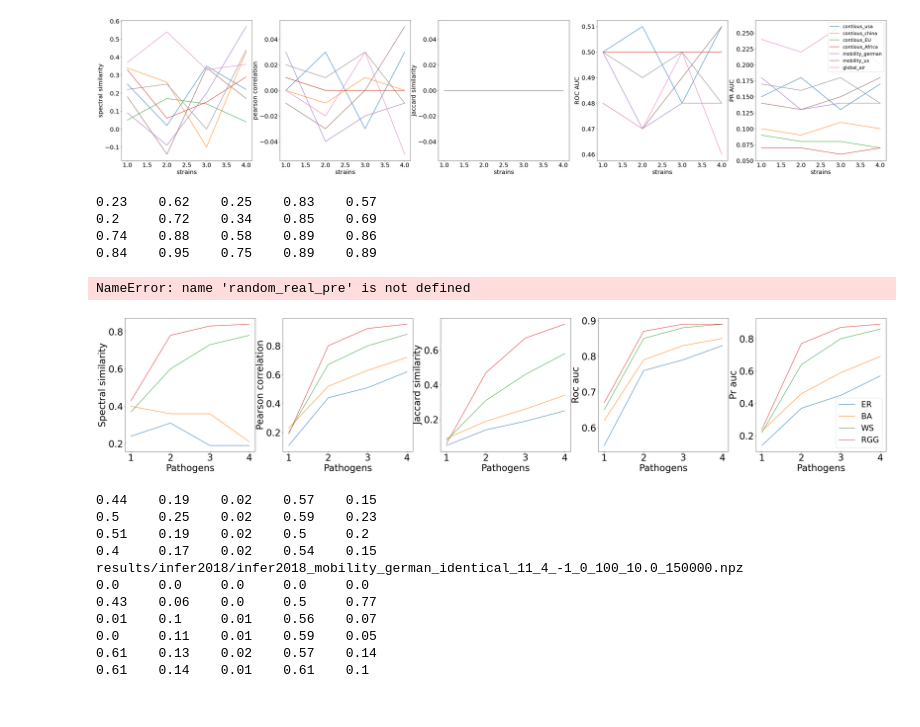
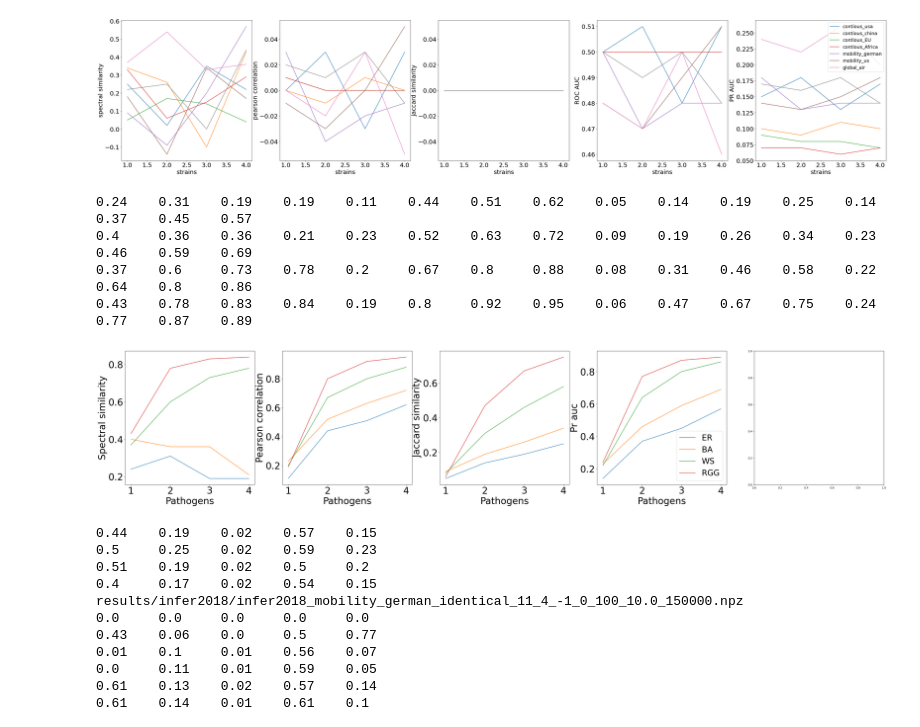
Before and after one commit to bizhili/Topology_Learning_Epis, a Jupyter notebook: readExperiment.ipynb, the cells around one changed output. Drawn from its saved outputs; the diff is of its cells as text; code cells hidden in the pictures.

Commit message:
avoid error

```diff
--- a/readExperiment.ipynb
+++ b/readExperiment.ipynb
@@ -111,12 +111,13 @@ for seed in seeds:
 
 loss/= len(seeds)
 evaluates/= len(seeds)
+evaluates= evaluates[:, [0,1,2,4]]#disregard ROC-AUC
 
 fontsize= 22
 fig, ax = plt.subplots(figsize=(6, 4.5))
 ax2 = ax.twinx()
 
-evaluateMeth= ["Spectral similarity", "Pearson correlation", "JSaccard similarity","ROC-AUC", "PR-AUC"]
+evaluateMeth= ["Spectral similarity", "Pearson correlation", "Jaccard similarity", "PR-AUC"]
 smoothCount= 1
 smoothed_loss = np.convolve(loss, np.ones(smoothCount)/smoothCount, mode='valid')
 stdOfLoss= np.sqrt(np.var(smoothed_loss[-1000: -1]))
@@ -399,7 +400,7 @@ for modelLoad in modelLoads:
 identicalf= 0.01
 node= 100
 strain= 4
-
+realGraphsTemp= ["mobility_us", "contious_usa", "global_air", "spain_car", "spain_train"]
 #Performance on different models
 for modelLoad in modelLoads:
 
@@ -415,17 +416,21 @@ for modelLoad in modelLoads:
                 npzfile = np.load(fileName)
             except:
                 print(fileName)
-                minus+=1
                 continue
             # Access the arrays in the NPZ file
             taus= npzfile['taus'][0: strain]
             r0s= npzfile['r0s'][0: strain]
-            tausP= np.mean(npzfile['tausP'], axis=0)
-            r0sP= np.mean(npzfile['r0sP'], axis= 0)
-            np.nan_to_num(tausP, 0)
-            np.nan_to_num(r0sP, 0)
-            acctaus= np.sqrt(np.mean(np.square(taus-tausP)))
-            accros= np.sqrt(np.mean(np.square(r0s-r0sP)))
+            gamasIv= taus
+            betas= r0s/taus
+            tausP= npzfile['tausP']
+            r0sP= npzfile['r0sP']
+            tausP= np.nanmean(tausP, axis=0)
+            r0sP= np.nanmean(r0sP, axis= 0)
+
+            gamasPIv= tausP
+            betasP= r0sP/(tausP+1e-6)
+            acctaus= np.nanmean(np.sqrt(np.square(betas-betasP)))
+            accros= np.nanmean(np.sqrt(np.square(gamasIv-gamasPIv)))
             acctausAVG+= acctaus
             accrosAVG+= accros
         acctausAVG/= len(seeds)
@@ -508,7 +513,7 @@ def general_evaluate(evaluateMeth=[], attriIndex= 0, attributionL=[] ,seed= 1000
     return auc_rocs_aws, auc_rocs_preA, evaluateLists
 
 def plot_evaluate(xs, evaluateArray, xLabel, yLabels, legends, xScale="linear", yScale="linear"):
-    col= 5
+    col= len(legends)
     fontsize= 34
     fig, axs = plt.subplots(int((len(yLabels)+col-1)/col), col, figsize=(col*8, 8*int((len(yLabels)+col-1)/col)))
     for i, yLabel in enumerate(yLabels):
@@ -569,25 +574,26 @@ plot_evaluate( strains, evaluateArray, "strains", yLabels, realGraphs)
 [figure]
 # %%
 #[strain, intense, dense, node, identicalf, epoches]
-evaluateMeth= [ evaluate. spectral_similarity, evaluate.pearson_correlation, evaluate.jaccard_similarity,evaluate.ROC_AUC, evaluate.PR_AUC]
+evaluateMeth= [ evaluate. spectral_similarity, evaluate.pearson_correlation, evaluate.jaccard_similarity, evaluate.PR_AUC]
 attriIndex= 0
-attributionL= [4]
+attributionL= strains
 auc_rocs_aws, auc_rocs_preA, evaluateLists= general_evaluate(evaluateMeth= evaluateMeth, attriIndex= attriIndex, attributionL= attributionL ,seed= 100001, CompareWithRandom= False, seeds= seeds, randomGraphs= randomGraphs)
 evaluateArray= np.array(evaluateLists)
 startIn= 0*len(attributionL)
 endIn= len(attributionL)+startIn
-evaluate.draw_auc_roc(auc_rocs_aws[startIn: endIn], auc_rocs_preA[startIn: endIn], attributionL, random_real_pre)
-evaluate.draw_prc(auc_rocs_aws[startIn: endIn], auc_rocs_preA[startIn: endIn], attributionL, random_real_pre)
+
+# evaluate.draw_auc_roc(auc_rocs_aws[startIn: endIn], auc_rocs_preA[startIn: endIn], attributionL, random_real_pre)
+# evaluate.draw_prc(auc_rocs_aws[startIn: endIn], auc_rocs_preA[startIn: endIn], attributionL, random_real_pre)
 # %% [output]
-0.23    0.62    0.25    0.83    0.57
-0.2     0.72    0.34    0.85    0.69
-0.74    0.88    0.58    0.89    0.86
-0.84    0.95    0.75    0.89    0.89
+0.24    0.31    0.19    0.19    0.11    0.44    0.51    0.62    0.05    0.14    0.19    0.25    0.14    0.37    0.45    0.57
+0.4     0.36    0.36    0.21    0.23    0.52    0.63    0.72    0.09    0.19    0.26    0.34    0.23    0.46    0.59    0.69
+0.37    0.6     0.73    0.78    0.2     0.67    0.8     0.88    0.08    0.31    0.46    0.58    0.22    0.64    0.8     0.86
+0.43    0.78    0.83    0.84    0.19    0.8     0.92    0.95    0.06    0.47    0.67    0.75    0.24    0.77    0.87    0.89
-NameError: name 'random_real_pre' is not defined
 # %%
+yLabels= [str(i).split()[1] for i in evaluateMeth]
 plot_evaluate(strains, evaluateArray, "Pathogens", yLabels, randomGraphs)
 # %% [output]
-[figure, old version]
+[figure, new version]
 # %%
 #bentch mark on real graphs
 #[strain, intense, dense, node, identicalf, epoches]
```
Also changed, not shown: parts of 11 cells of this notebook, 5 other files.
